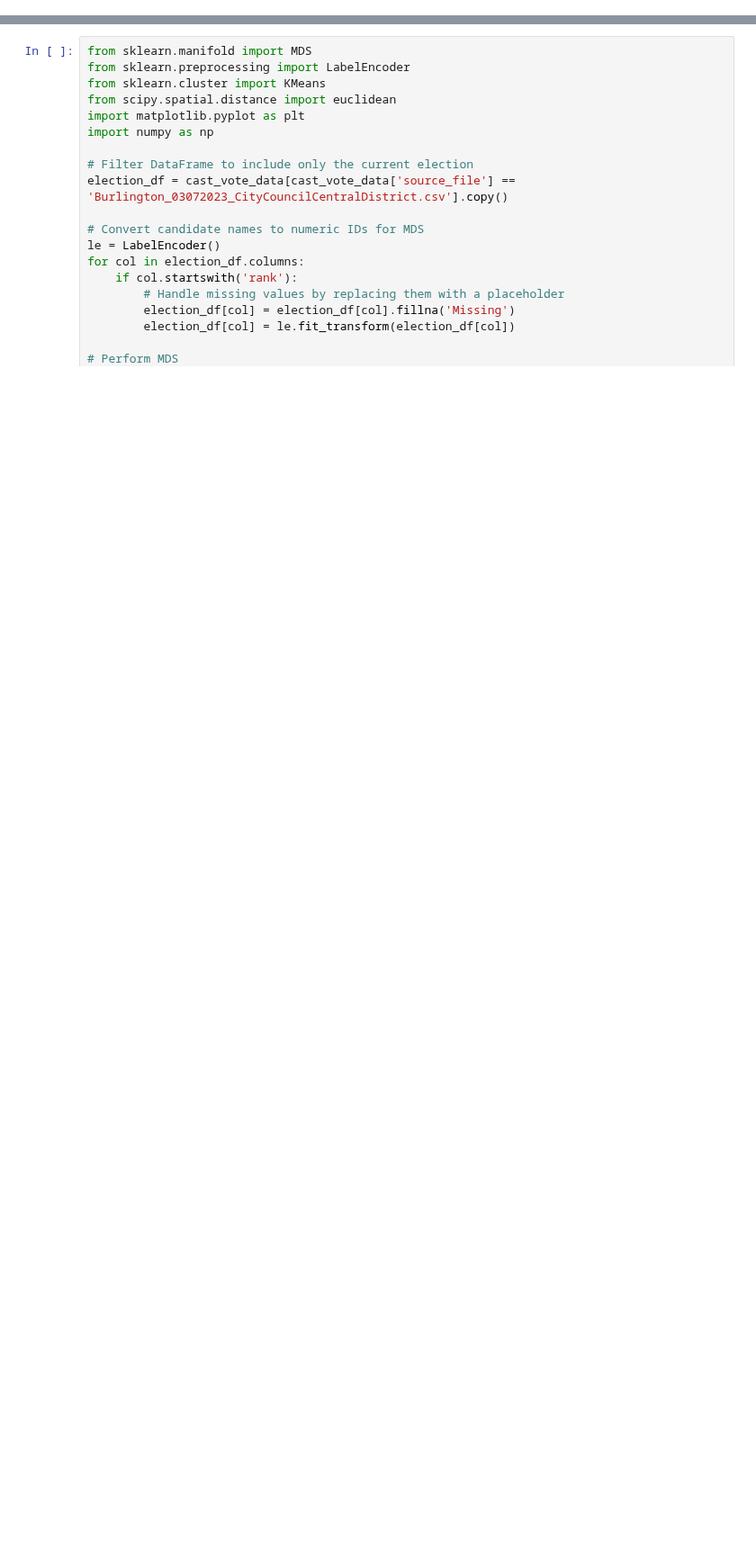
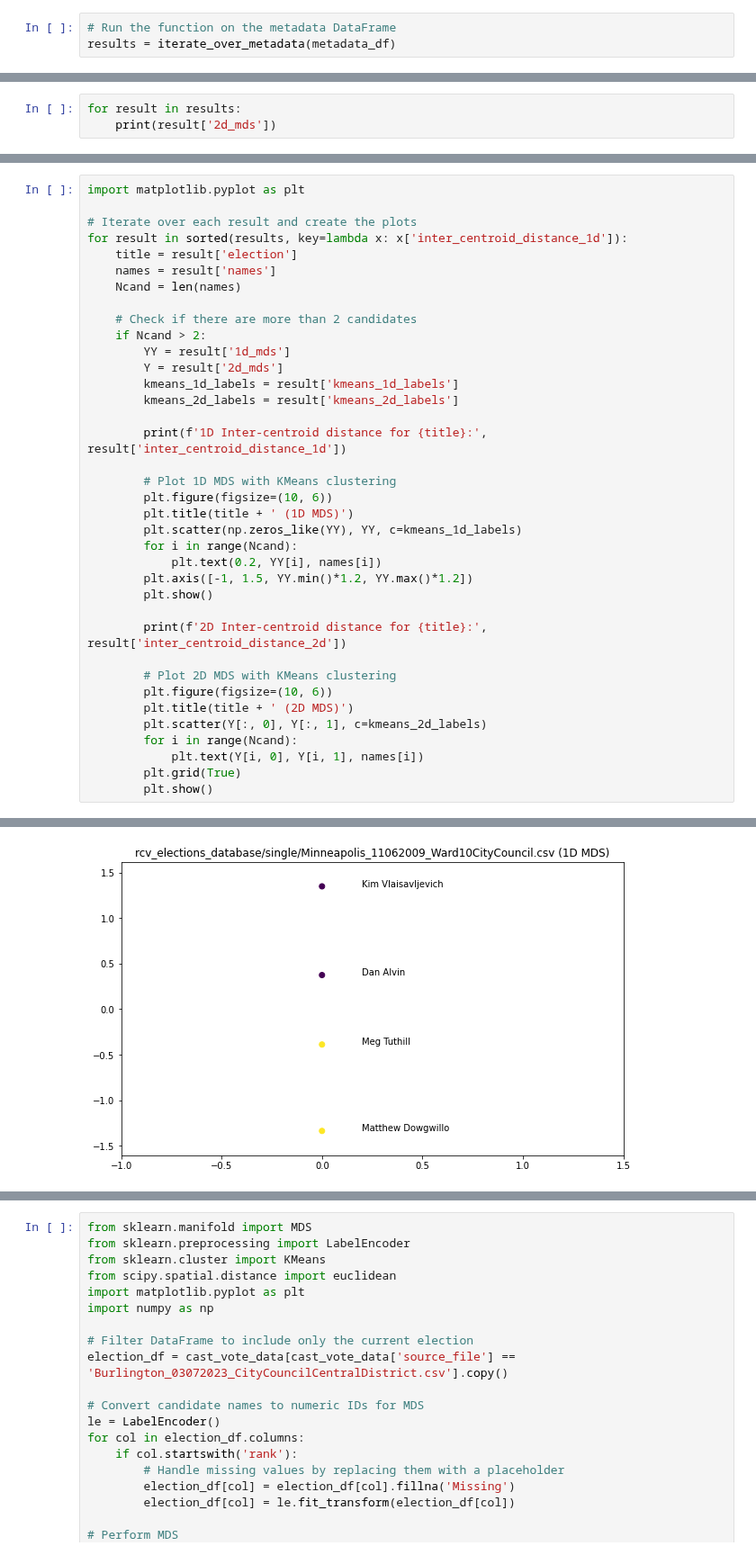
Before and after one commit to ericssimpson/voting-analysis-tools, a Jupyter notebook: team_arrow/exploratory_analysis.ipynb, the cells around one changed output, grey strips where cells are left out. Shown at 90% size. Saved outputs shown, nothing was run; the diff lists cells and outputs as text; blank space fills up the shorter version.

Commit message:
mds and intercentroid distance

```diff
--- a/team_arrow/exploratory_analysis.ipynb
+++ b/team_arrow/exploratory_analysis.ipynb
@@ -174,0 +150,3 @@ print(cast_vote_data.head())
+# %%
+# Run the function on the metadata DataFrame
+results = iterate_over_metadata(metadata_df)
@@ -174,0 +221,3 @@ print(cast_vote_data.head())
+# %%
+for result in results:
+    print(result['2d_mds'])
@@ -174,0 +271,38 @@ print(cast_vote_data.head())
+# %%
+import matplotlib.pyplot as plt
+
+# Iterate over each result and create the plots
+for result in sorted(results, key=lambda x: x['inter_centroid_distance_1d']):
+    title = result['election']
+    names = result['names']
+    Ncand = len(names)
+
+    # Check if there are more than 2 candidates
+    if Ncand > 2:
+        YY = result['1d_mds']
+        Y = result['2d_mds']
+        kmeans_1d_labels = result['kmeans_1d_labels']
+        kmeans_2d_labels = result['kmeans_2d_labels']
+
+        print(f'1D Inter-centroid distance for {title}:', result['inter_centroid_distance_1d'])
+
+        # Plot 1D MDS with KMeans clustering
+        plt.figure(figsize=(10, 6))
+        plt.title(title + ' (1D MDS)')
+        plt.scatter(np.zeros_like(YY), YY, c=kmeans_1d_labels)
+        for i in range(Ncand):
+            plt.text(0.2, YY[i], names[i])
+        plt.axis([-1, 1.5, YY.min()*1.2, YY.max()*1.2])
+        plt.show()
+
+        print(f'2D Inter-centroid distance for {title}:', result['inter_centroid_distance_2d'])
+
+        # Plot 2D MDS with KMeans clustering
+        plt.figure(figsize=(10, 6))
+        plt.title(title + ' (2D MDS)')
+        plt.scatter(Y[:, 0], Y[:, 1], c=kmeans_2d_labels)
+        for i in range(Ncand):
+            plt.text(Y[i, 0], Y[i, 1], names[i])
+        plt.grid(True)
+        plt.show()
+# %% [output]
@@ -174,0 +310 @@ print(cast_vote_data.head())
+[figure, added]
```
Also changed, not shown: parts of 15 cells of this notebook, 16 other files.
